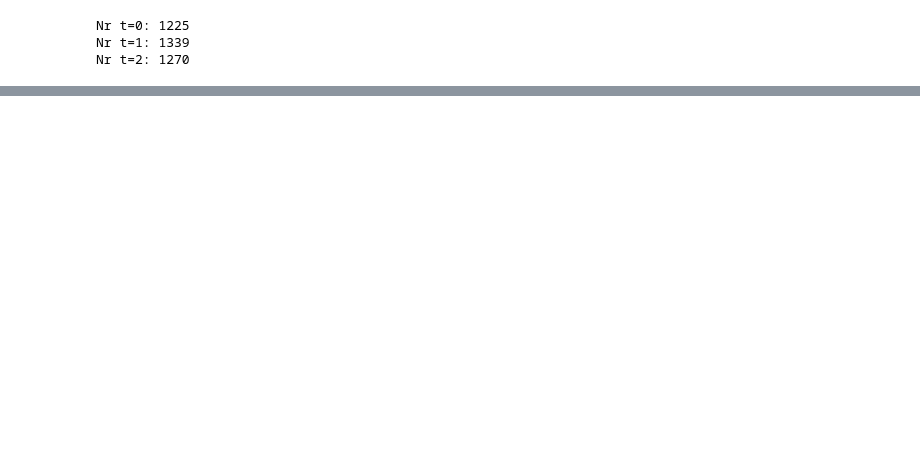
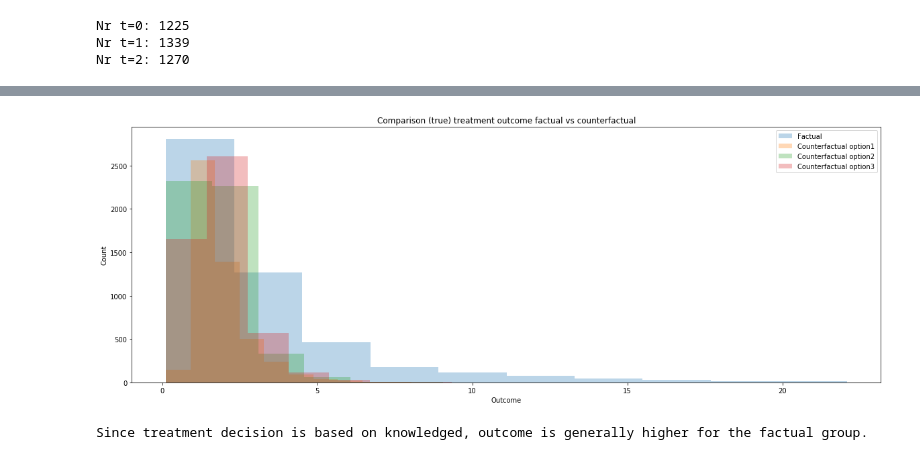
Before and after one commit to a1247418/multiParamNewsBenchmark, a Jupyter notebook: analysis.ipynb, the cells around one changed output, grey strips where cells are left out. Drawn from its saved outputs; the diff is of its cells as text; code cells hidden in the pictures; blank space fills up the shorter version.

```diff
--- a/analysis.ipynb
+++ b/analysis.ipynb
@@ -114,3 +139,19 @@ Treatment 3
+# %%
+mu_f = mu[np.arange(n_samples), t.astype(int)]
+plt.figure()
+plt.title("Comparison (true) treatment outcome factual vs counterfactual")
+plt.hist(mu_f, alpha=0.3, label="Factual")
+for i in range(1, n_treatments):
+    mu_cf = mu[np.arange(n_samples), np.mod(t+i,n_treatments).astype(int)]
+    plt.hist(mu_cf, alpha=0.3, label="Counterfactual option"+str(i))
+plt.xlabel('Outcome')
+plt.ylabel('Count')
+plt.legend()
+plt.show()
+print("Since treatment decision is based on knowledged, outcome is generally higher for the factual group.")
+# %% [output]
+[figure, added]
+Since treatment decision is based on knowledged, outcome is generally higher for the factual group.
 # %%
 from sklearn.decomposition import PCA
 from sklearn.manifold import TSNE
```
Also changed, not shown: parts of 4 cells of this notebook, 2 other files.
